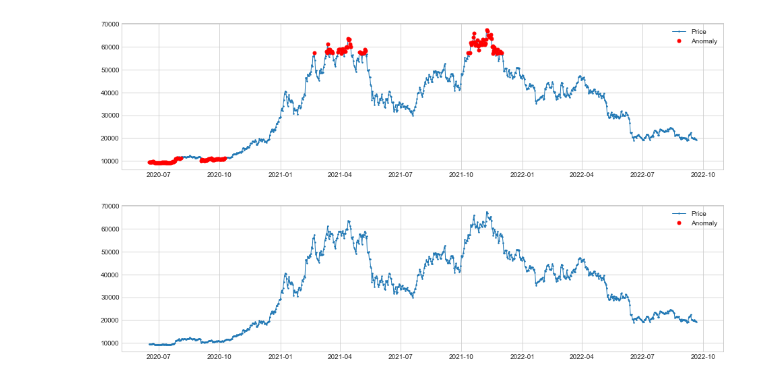
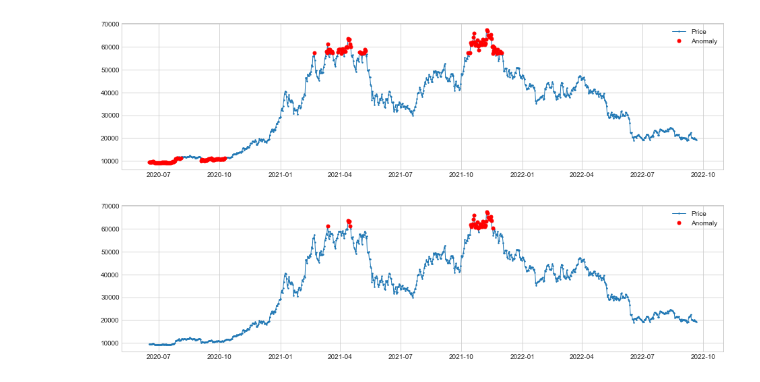
Before and after one commit to hoangks5/Abnomaly-Dectecion, a Jupyter notebook: adtk_docs.ipynb, the cells around one changed output. Saved outputs shown, nothing was run; the diff lists cells and outputs as text; code cells hidden in the pictures.

```diff
--- a/adtk_docs.ipynb
+++ b/adtk_docs.ipynb
@@ -24,8 +24,8 @@ plot(s, anomaly=anomalies, ts_linewidth=1, ts_markersize=3, anomaly_markersize=5
 [figure]
 # %%
 from adtk.detector import InterQuartileRangeAD
-iqr_ad = InterQuartileRangeAD(c=0.5)
+iqr_ad = InterQuartileRangeAD(c=0.02)
 anomalies = iqr_ad.fit_detect(s)
 plot(s, anomaly=anomalies, ts_linewidth=1, ts_markersize=3, anomaly_markersize=5, anomaly_color='red', anomaly_tag="marker");
 # %% [output]
-[figure, old version]
+[figure, new version]
```
